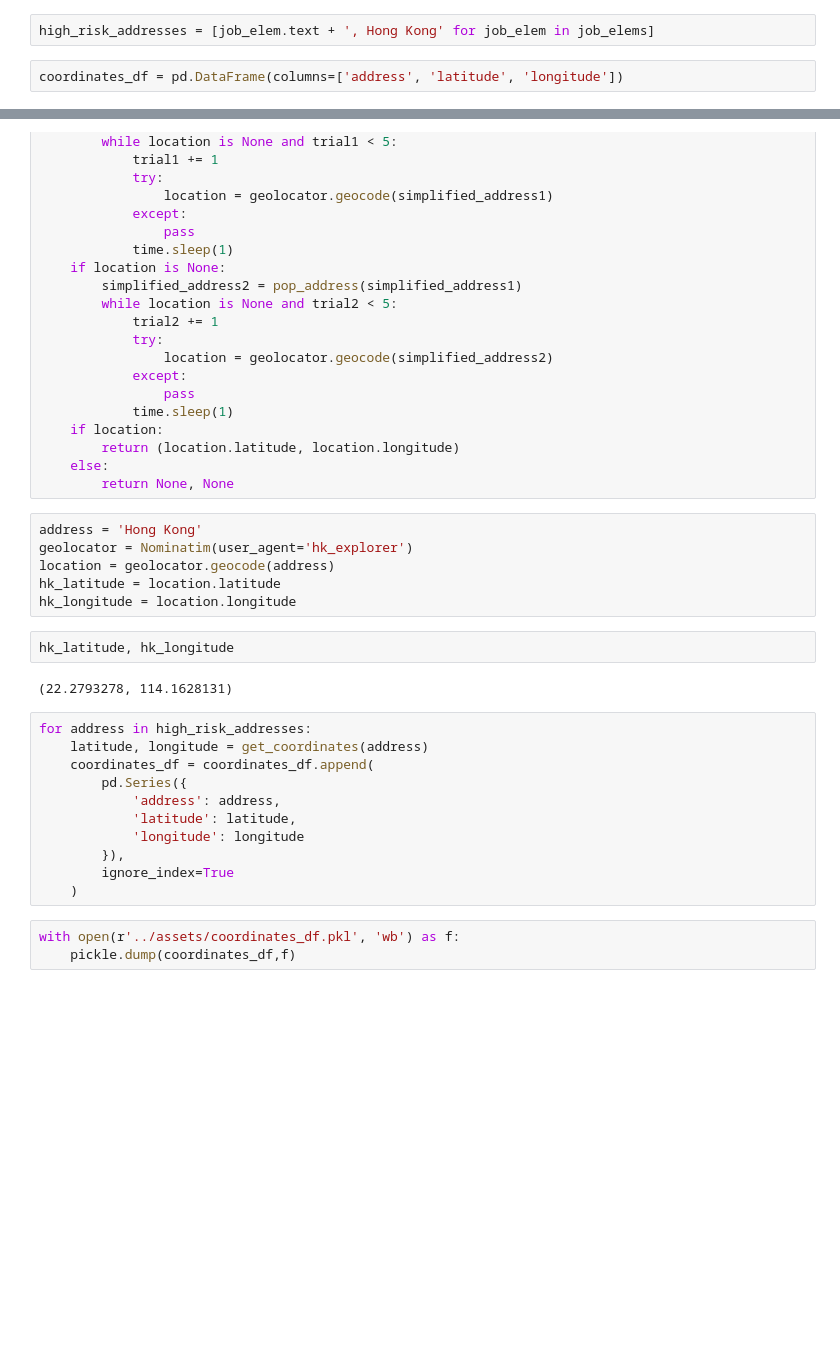
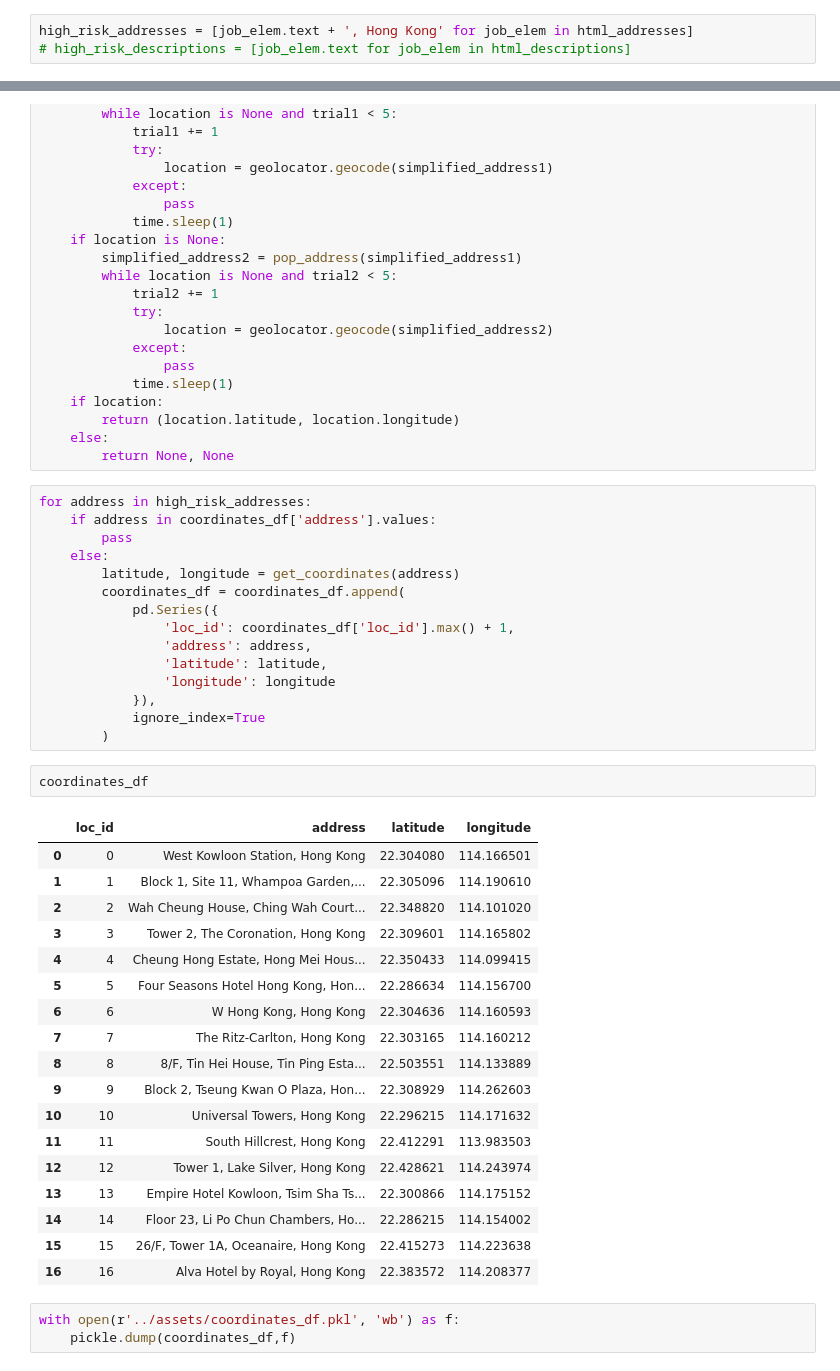
Before and after one commit to bc123456/wuhan_virus_dashboard, a Jupyter notebook: exploration/01_webscraping.ipynb, the cells around one changed output, grey strips where cells are left out. Saved outputs shown, nothing was run; the diff lists cells and outputs as text; blank space fills up the shorter version.

```diff
--- a/exploration/01_webscraping.ipynb
+++ b/exploration/01_webscraping.ipynb
@@ -17,4 +26,3 @@ job_elems = soup.find_all('span', class_=r'MuiTypography-root MuiTypography-h6 M
 # %%
-high_risk_addresses = [job_elem.text + ', Hong Kong' for job_elem in job_elems]
+high_risk_addresses = [job_elem.text + ', Hong Kong' for job_elem in html_addresses]
+# high_risk_descriptions = [job_elem.text for job_elem in html_descriptions]
-# %%
-coordinates_df = pd.DataFrame(columns=['address', 'latitude', 'longitude'])
@@ -57,27 +68,42 @@ def get_coordinates(address):
         return (location.latitude, location.longitude)
     else:
         return None, None
-# %%
-address = 'Hong Kong'
-geolocator = Nominatim(user_agent='hk_explorer')
-location = geolocator.geocode(address)
-hk_latitude = location.latitude
-hk_longitude = location.longitude
-# %%
-hk_latitude, hk_longitude
-# %% [output]
-(22.2793278, 114.1628131)
 # %%
 for address in high_risk_addresses:
-    latitude, longitude = get_coordinates(address)
-    coordinates_df = coordinates_df.append(
-        pd.Series({
-            'address': address,
-            'latitude': latitude,
-            'longitude': longitude
-        }),
-        ignore_index=True
-    )
+    if address in coordinates_df['address'].values:
+        pass
+    else:
+        latitude, longitude = get_coordinates(address)
+        coordinates_df = coordinates_df.append(
+            pd.Series({
+                'loc_id': coordinates_df['loc_id'].max() + 1,
+                'address': address,
+                'latitude': latitude,
+                'longitude': longitude
+            }),
+            ignore_index=True
+        )
+# %%
+coordinates_df
+# %% [output]
+|  | loc_id | address | latitude | longitude |
+| 0 | 0 | West Kowloon Station, Hong Kong | 22.304080 | 114.166501 |
+| 1 | 1 | Block 1, Site 11, Whampoa Garden,... | 22.305096 | 114.190610 |
+| 2 | 2 | Wah Cheung House, Ching Wah Court... | 22.348820 | 114.101020 |
+| 3 | 3 | Tower 2, The Coronation, Hong Kong | 22.309601 | 114.165802 |
+| 4 | 4 | Cheung Hong Estate, Hong Mei Hous... | 22.350433 | 114.099415 |
+| 5 | 5 | Four Seasons Hotel Hong Kong, Hon... | 22.286634 | 114.156700 |
+| 6 | 6 | W Hong Kong, Hong Kong | 22.304636 | 114.160593 |
+| 7 | 7 | The Ritz-Carlton, Hong Kong | 22.303165 | 114.160212 |
+| 8 | 8 | 8/F, Tin Hei House, Tin Ping Esta... | 22.503551 | 114.133889 |
+| 9 | 9 | Block 2, Tseung Kwan O Plaza, Hon... | 22.308929 | 114.262603 |
+| 10 | 10 | Universal Towers, Hong Kong | 22.296215 | 114.171632 |
+| 11 | 11 | South Hillcrest, Hong Kong | 22.412291 | 113.983503 |
+| 12 | 12 | Tower 1, Lake Silver, Hong Kong | 22.428621 | 114.243974 |
+| 13 | 13 | Empire Hotel Kowloon, Tsim Sha Ts... | 22.300866 | 114.175152 |
+| 14 | 14 | Floor 23, Li Po Chun Chambers, Ho... | 22.286215 | 114.154002 |
+| 15 | 15 | 26/F, Tower 1A, Oceanaire, Hong Kong | 22.415273 | 114.223638 |
+| 16 | 16 | Alva Hotel by Royal, Hong Kong | 22.383572 | 114.208377 |
 # %%
 with open(r'../assets/coordinates_df.pkl', 'wb') as f:
     pickle.dump(coordinates_df,f)
```
Also changed, not shown: parts of 6 cells of this notebook, 2 other files.
